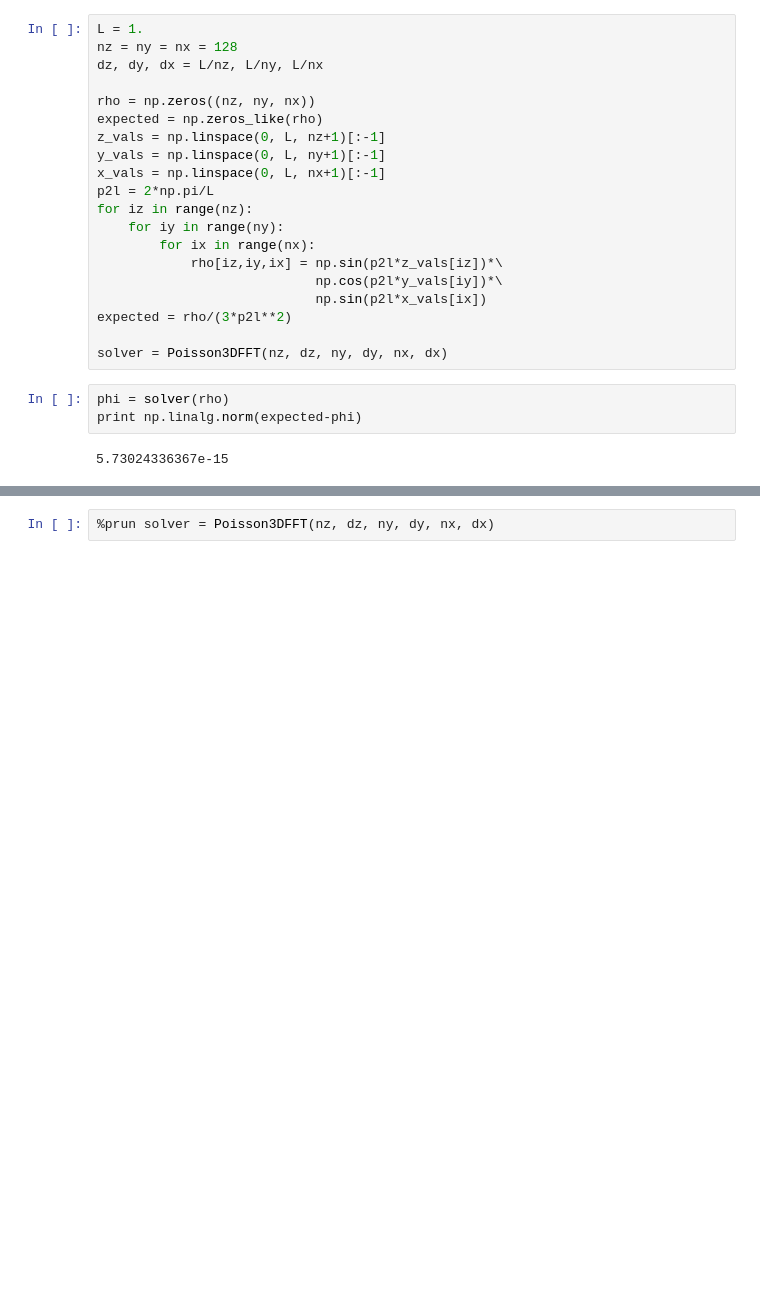
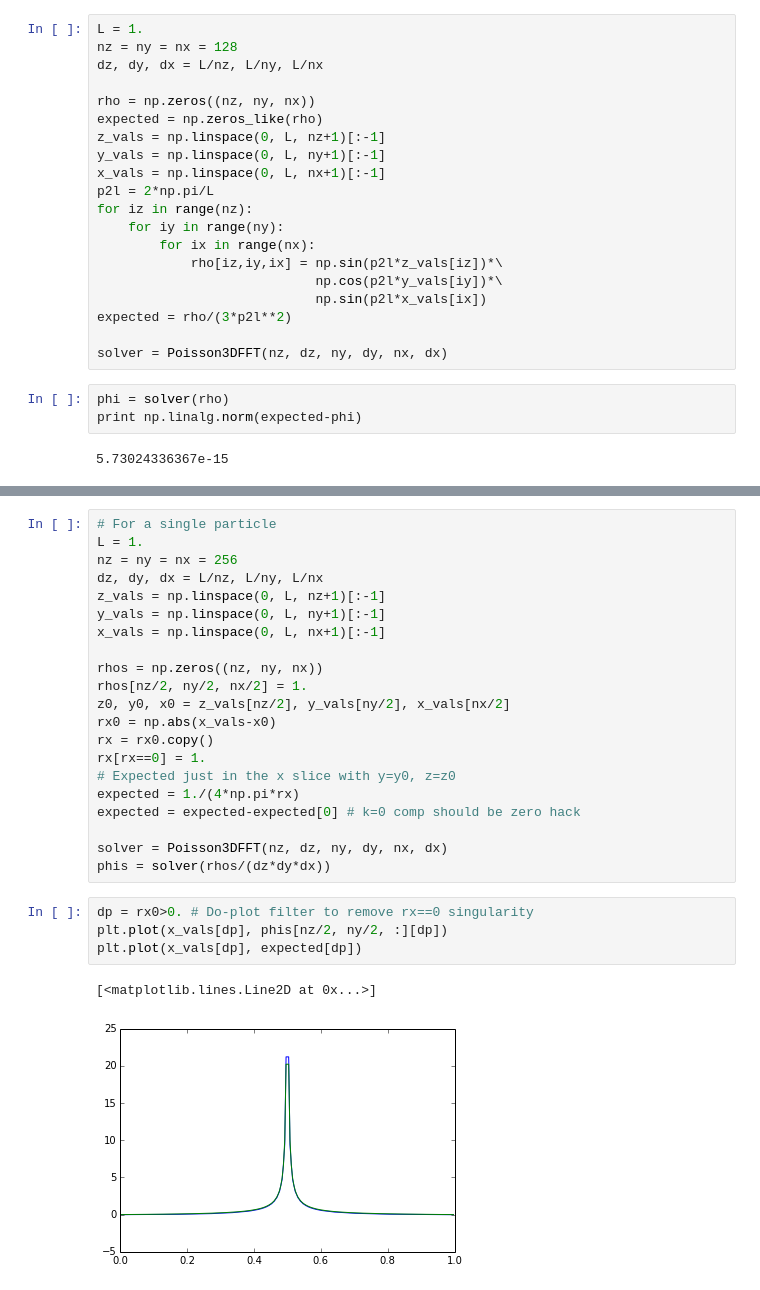
Before and after one commit to dreamer2368/py3d3v, a Jupyter notebook: py3d3v/fft-3d.ipynb, the cells around one changed output, grey strips where cells are left out. Saved outputs shown, nothing was run; the diff lists cells and outputs as text; blank space fills up the shorter version.

Commit message:
Updated FFT solver checks.
Added a single particle check

```diff
--- a/py3d3v/fft-3d.ipynb
+++ b/py3d3v/fft-3d.ipynb
@@ -37,3 +36,29 @@ plt.contour(expected[100,:,:] - phi[100,:,:])
 [figure]
-# %%
-%prun solver = Poisson3DFFT(nz, dz, ny, dy, nx, dx)
+# %%
+# For a single particle
+L = 1.
+nz = ny = nx = 256
+dz, dy, dx = L/nz, L/ny, L/nx
+z_vals = np.linspace(0, L, nz+1)[:-1]
+y_vals = np.linspace(0, L, ny+1)[:-1]
+x_vals = np.linspace(0, L, nx+1)[:-1]
+
+rhos = np.zeros((nz, ny, nx))
+rhos[nz/2, ny/2, nx/2] = 1.
+z0, y0, x0 = z_vals[nz/2], y_vals[ny/2], x_vals[nx/2]
+rx0 = np.abs(x_vals-x0)
+rx = rx0.copy()
+rx[rx==0] = 1.
+# Expected just in the x slice with y=y0, z=z0
+expected = 1./(4*np.pi*rx)
+expected = expected-expected[0] # k=0 comp should be zero hack
+
+solver = Poisson3DFFT(nz, dz, ny, dy, nx, dx)
+phis = solver(rhos/(dz*dy*dx))
+# %%
+dp = rx0>0. # Do-plot filter to remove rx==0 singularity
+plt.plot(x_vals[dp], phis[nz/2, ny/2, :][dp])
+plt.plot(x_vals[dp], expected[dp])
+# %% [output]
+[<matplotlib.lines.Line2D at 0x...>]
+[figure, added]
```
Also changed, not shown: parts of 2 cells of this notebook.
